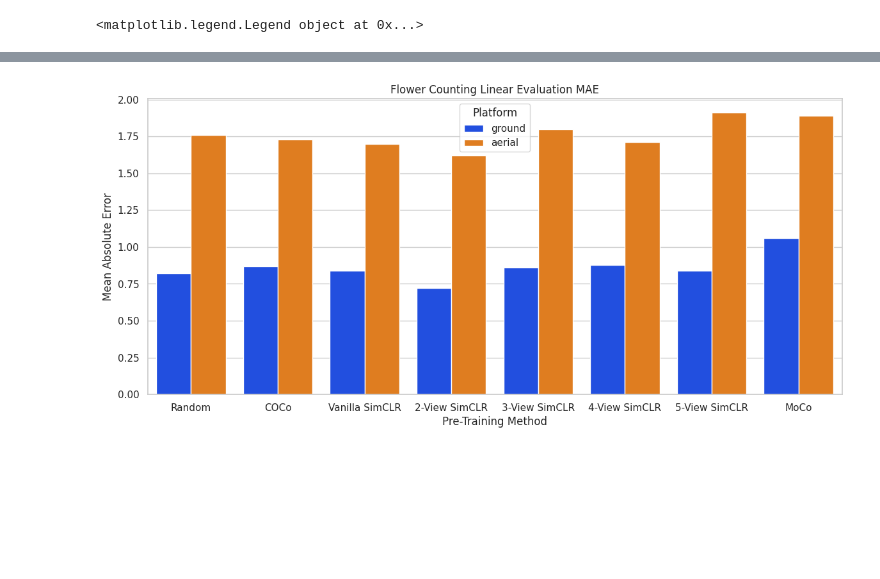
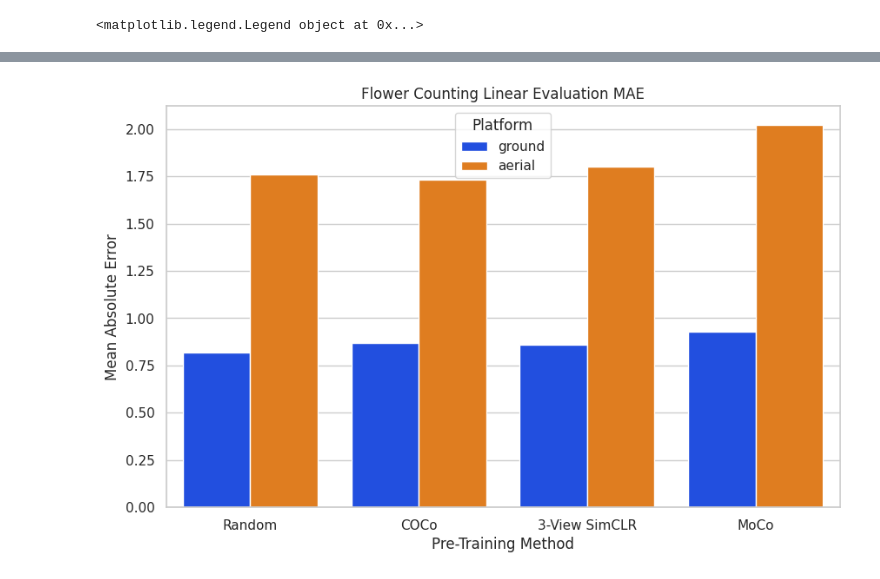
Before and after one commit to UGA-BSAIL/self-supervised-learning, a Jupyter notebook: notebooks/generate_figures.ipynb, the cells around one changed output, grey strips where cells are left out. Drawn from its saved outputs; the diff is of its cells as text; code cells hidden in the pictures; blank space fills up the shorter version.

Commit message:
Continue updating the figures.

```diff
--- a/notebooks/generate_figures.ipynb
+++ b/notebooks/generate_figures.ipynb
@@ -40,6 +40,8 @@ linear_eval_data["Name"] = linear_eval_data.apply(_create_model_name, axis=1)
 # Remove multi-view MoCo, as this experiment never worked well. We'll just add a note that it didn't work instead of including it
 # and wrecking the scale of all the graphs.
 linear_eval_data = linear_eval_data[np.logical_or(linear_eval_data["Pre-Train"] != "MoCo", linear_eval_data["Multi View?"] != "Y")]
+# Also remove the CC experiments. I don't think I will include that in the paper.
+linear_eval_data = linear_eval_data[~linear_eval_data["Pre-Train"].str.contains(" CC")]
 # %%
 linear_eval_data
 # %% [output]
@@ -64,22 +66,29 @@ linear_eval_data
+# %%
+spatial_experiment_names = {"Random", "COCo", "Vanilla SimCLR", "2-View SimCLR", "3-View SimCLR"}
+temporal_experiment_names = {"Random", "COCo", "Vanilla SimCLR", "4-View SimCLR", "5-View SimCLR"}
+pre_train_experiment_names = {"Random", "COCo", "3-View SimCLR", "MoCo"}
+
+# Only show the results for different pre-training approaches.
+linear_eval_data = linear_eval_data[linear_eval_data["Name"].isin(pre_train_experiment_names)]
 # %%
 import seaborn as sns
 import matplotlib.pyplot as plt
 
 # Set seaborn style
 sns.set(style="whitegrid")
 
 # Create the bar plot
-plt.figure(figsize=(14, 6))
-x_ordered = ["Random", "COCo", "Vanilla SimCLR", "2-View SimCLR", "3-View SimCLR", "4-View SimCLR", "5-View SimCLR", "MoCo"]
+plt.figure(figsize=(10, 6))
+x_ordered = ["Random", "COCo", "3-View SimCLR", "MoCo"]
 sns.barplot(data=linear_eval_data, x="Name", y='MAE', hue='Platform', palette='bright', order=x_ordered)
 plt.title('Flower Counting Linear Evaluation MAE')
 plt.xlabel('Pre-Training Method')
 plt.ylabel('Mean Absolute Error')
 plt.legend(title='Platform')
 # %% [output]
 [interactive output not drawn]
 <matplotlib.legend.Legend object at 0x...>
 [interactive output not drawn]
-[figure, old version]
+[figure, new version]
 # %%
 # Create the bar plot
```
Also changed, not shown: parts of 28 cells of this notebook, 4 other files.
